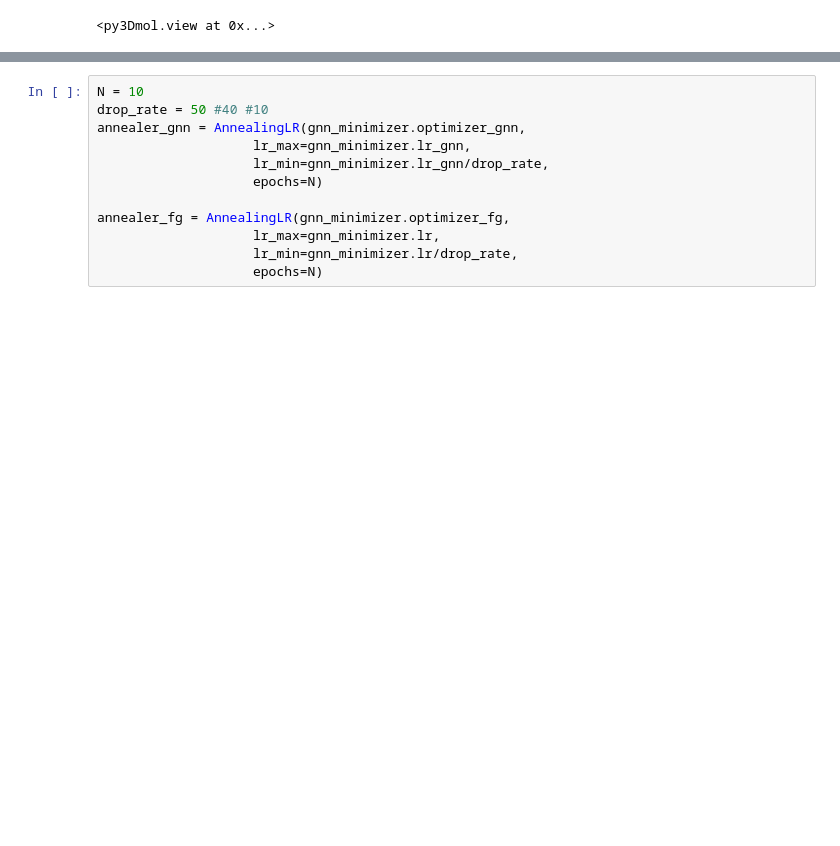
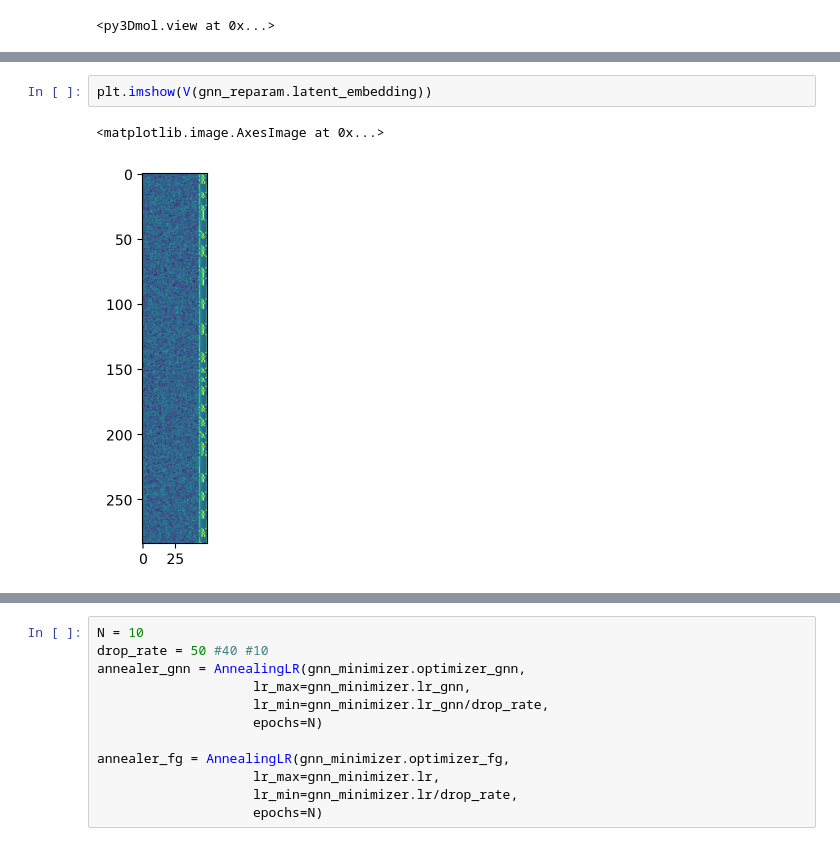
Before and after one commit to nimadehmamy/coarse_graining_reparam, a Jupyter notebook: experiments/Protein-fold2.ipynb, the cells around one changed output, grey strips where cells are left out. Cells and saved outputs as stored; diff of their text form; blank space fills up the shorter version.

```diff
--- a/experiments/Protein-fold2.ipynb
+++ b/experiments/Protein-fold2.ipynb
@@ -525 +942,6 @@ tensor([[ 2.1464e+00,  6.5930e-01, -4.0770e-01],
+# %%
+plt.imshow(V(gnn_reparam.latent_embedding))
+# %% [output]
+<matplotlib.image.AxesImage at 0x...>
+[figure, added]
 # %%
```
Also changed, not shown: parts of 42 cells of this notebook, 6 other files.
